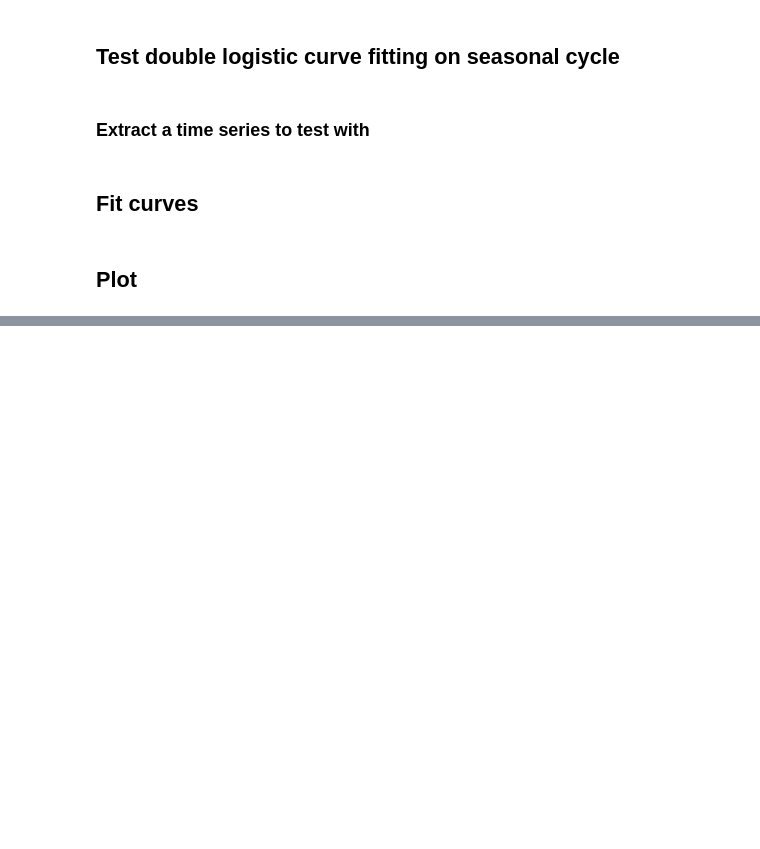
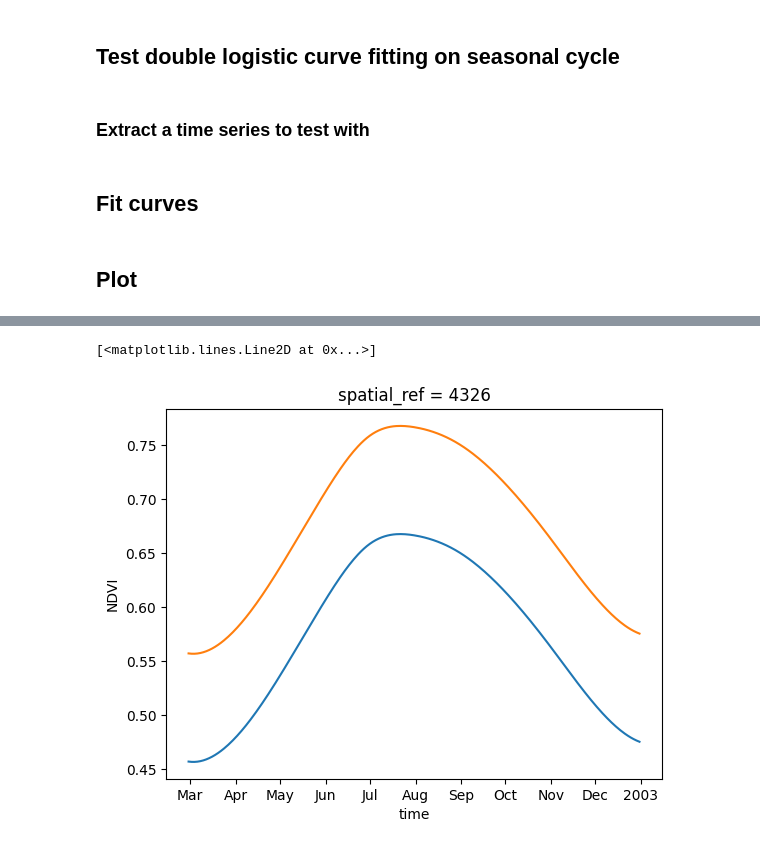
Before and after one commit to cbur24/Aus_phenology, a Jupyter notebook: notebooks/analysis/Test_curve_fitting.ipynb, the cells around one changed output, grey strips where cells are left out. Drawn from its saved outputs; the diff is of its cells as text; code cells hidden in the pictures; blank space fills up the shorter version.

```diff
--- a/notebooks/analysis/Test_curve_fitting.ipynb
+++ b/notebooks/analysis/Test_curve_fitting.ipynb
@@ -156,0 +178,6 @@ plt.show()
+# %%
+quad.plot()
+(quad+0.1).plot()
+# %% [output]
+[<matplotlib.lines.Line2D at 0x...>]
+[figure, added]
```
Also changed, not shown: parts of 7 cells of this notebook, 17 other files.
